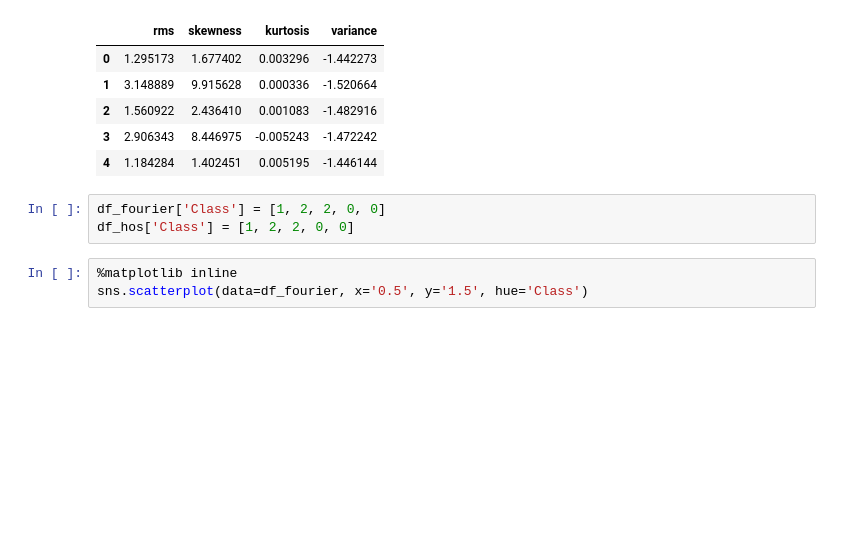
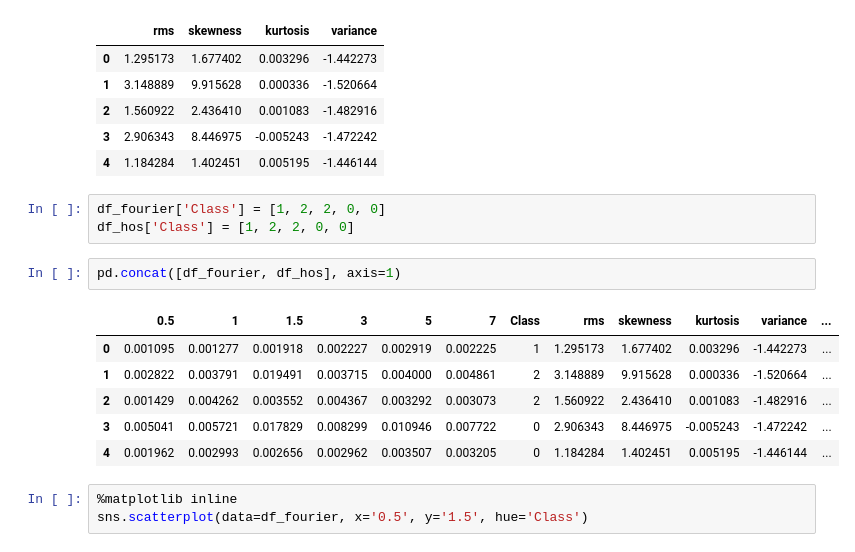
Before and after one commit to lapisco/Data_Science_Trainee_Program, a Jupyter notebook: Module_2/feature_extraction_and_feature_selection/feature_extraction_v01.ipynb, the cells around one changed output. Cells and saved outputs as stored; diff of their text form; blank space fills up the shorter version.

```diff
--- a/Module_2/feature_extraction_and_feature_selection/feature_extraction_v01.ipynb
+++ b/Module_2/feature_extraction_and_feature_selection/feature_extraction_v01.ipynb
@@ -168,6 +170,15 @@ df_hos
 # %%
 df_fourier['Class'] = [1, 2, 2, 0, 0]
 df_hos['Class'] = [1, 2, 2, 0, 0]
+# %%
+pd.concat([df_fourier, df_hos], axis=1)
+# %% [output]
+|  | 0.5 | 1 | 1.5 | 3 | 5 | 7 | Class | rms | skewness | kurtosis | variance | ... |
+| 0 | 0.001095 | 0.001277 | 0.001918 | 0.002227 | 0.002919 | 0.002225 | 1 | 1.295173 | 1.677402 | 0.003296 | -1.442273 | ... |
+| 1 | 0.002822 | 0.003791 | 0.019491 | 0.003715 | 0.004000 | 0.004861 | 2 | 3.148889 | 9.915628 | 0.000336 | -1.520664 | ... |
+| 2 | 0.001429 | 0.004262 | 0.003552 | 0.004367 | 0.003292 | 0.003073 | 2 | 1.560922 | 2.436410 | 0.001083 | -1.482916 | ... |
+| 3 | 0.005041 | 0.005721 | 0.017829 | 0.008299 | 0.010946 | 0.007722 | 0 | 2.906343 | 8.446975 | -0.005243 | -1.472242 | ... |
+| 4 | 0.001962 | 0.002993 | 0.002656 | 0.002962 | 0.003507 | 0.003205 | 0 | 1.184284 | 1.402451 | 0.005195 | -1.446144 | ... |
 # %%
 %matplotlib inline
 sns.scatterplot(data=df_fourier, x='0.5', y='1.5', hue='Class')
```
Also changed, not shown: parts of 1 cell of this notebook, 2 other files.
